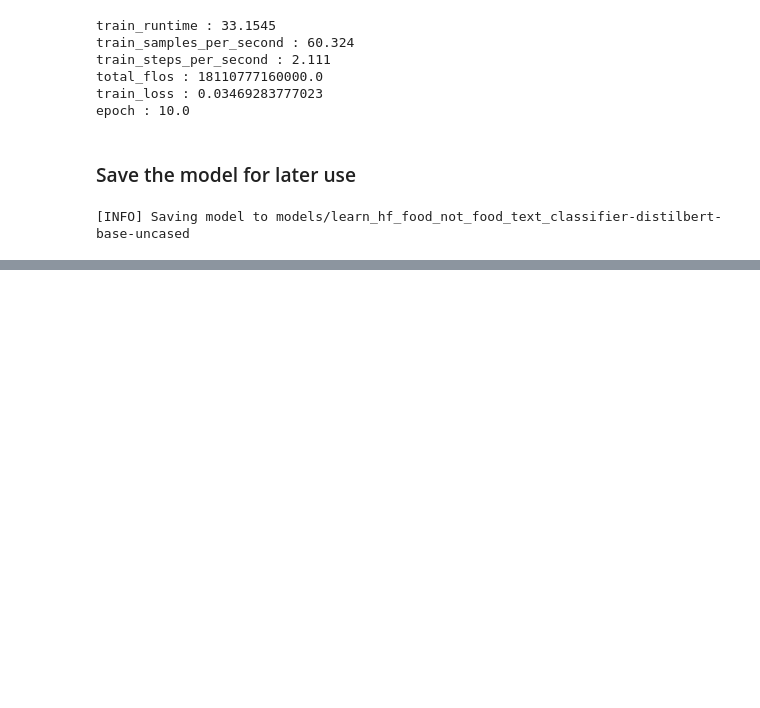
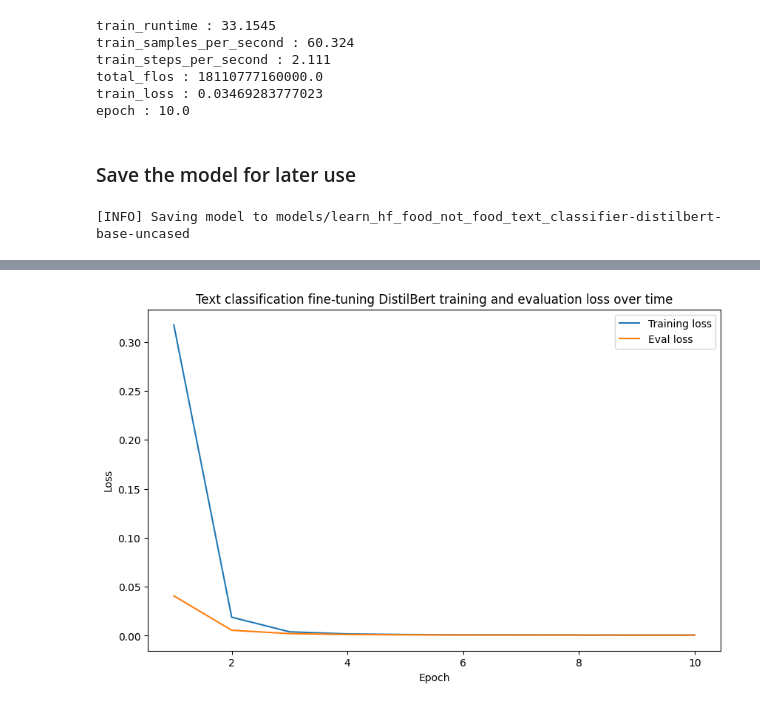
Before and after one commit to Adnan-edu/hugging_custom_ai_model, a Jupyter notebook: huggingface_text_classification_tutorial.ipynb, the cells around one changed output, grey strips where cells are left out. Drawn from its saved outputs; the diff is of its cells as text; code cells hidden in the pictures; blank space fills up the shorter version.

Commit message:
Inspecting our models loss curve

```diff
--- a/huggingface_text_classification_tutorial.ipynb
+++ b/huggingface_text_classification_tutorial.ipynb
@@ -627,0 +658,21 @@ trainer.save_model(output_dir=model_save_dir)
+# %%
+import pprint
+
+# Extract eval and training metrics
+trainer_history_training_set = []
+trainer_history_eval_set = []
+
+# Loop through our metrics
+for item in trainer_history_metrics:
+    item_keys = list(item.keys())
+    if any("eval" in item for item in item_keys):
+        trainer_history_eval_set.append(item)
+    else:
+        trainer_history_training_set.append(item)
+
+# Show the first item from each
+print(f"First item in training set:")
+pprint.pprint(trainer_history_training_set[:2])
+
+print(f"\nFirst two item in eval epochs:")
+pprint.pprint(trainer_history_eval_set[:2])
@@ -627,0 +703,6 @@ trainer.save_model(output_dir=model_save_dir)
+# %%
+# Create a pandas DataFrame for the training and evaluation metrics
+trainer_history_train_df = pd.DataFrame(trainer_history_training_set)
+trainer_history_eval_df = pd.DataFrame(trainer_history_eval_set)
+
+trainer_history_train_df.head()
@@ -627,0 +725,14 @@ trainer.save_model(output_dir=model_save_dir)
+# %%
+# Plot the loss curve
+import matplotlib.pyplot as plt
+
+plt.figure(figsize=(10, 6))
+plt.plot(trainer_history_train_df["epoch"], trainer_history_train_df["loss"], label="Training loss")
+plt.plot(trainer_history_eval_df["epoch"], trainer_history_eval_df["eval_loss"], label="Eval loss")
+plt.xlabel("Epoch")
+plt.ylabel("Loss")
+plt.title("Text classification fine-tuning DistilBert training and evaluation loss over time")
+plt.legend()
+plt.show()
+# %% [output]
+[figure, added]
```
Also changed, not shown: parts of 6 cells of this notebook, 1 other file.
